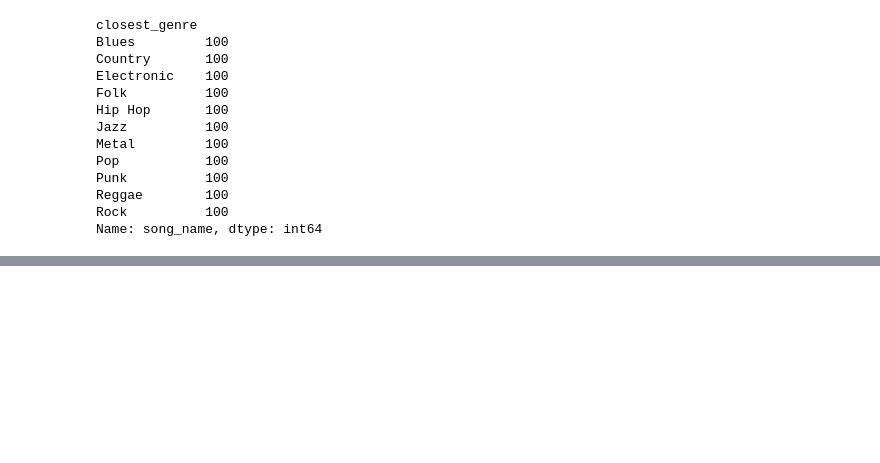
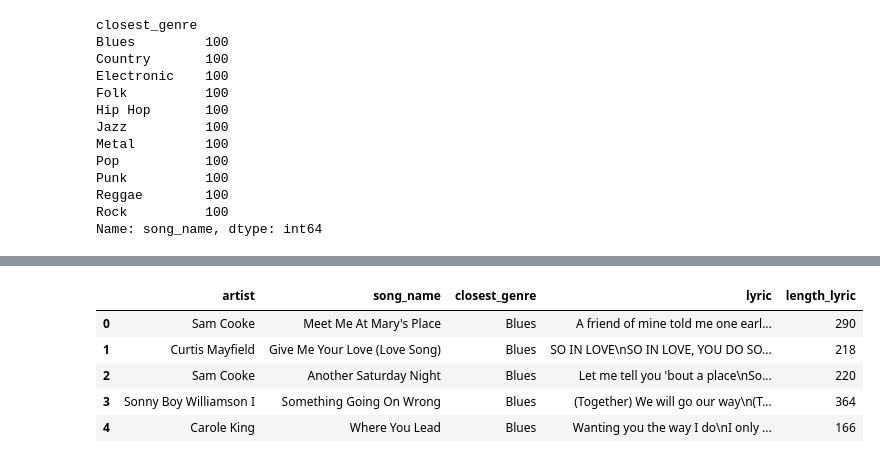
Before and after one commit to otakbeku/nlpstei, a Jupyter notebook: models/explore.ipynb, the cells around one changed output, grey strips where cells are left out. Saved outputs shown, nothing was run; the diff lists cells and outputs as text; code cells hidden in the pictures; blank space fills up the shorter version.

```diff
--- a/models/explore.ipynb
+++ b/models/explore.ipynb
@@ -154,0 +251,9 @@ df3_samples.to_csv('sample_100_15k.csv', index=False)
+# %%
+df3.head()
+# %% [output]
+|  | artist | song_name | closest_genre | lyric | length_lyric |
+| 0 | Sam Cooke | Meet Me At Mary's Place | Blues | A friend of mine told me one earl... | 290 |
+| 1 | Curtis Mayfield | Give Me Your Love (Love Song) | Blues | SO IN LOVE\nSO IN LOVE, YOU DO SO... | 218 |
+| 2 | Sam Cooke | Another Saturday Night | Blues | Let me tell you 'bout a place\nSo... | 220 |
+| 3 | Sonny Boy Williamson I | Something Going On Wrong | Blues | (Together) We will go our way\n(T... | 364 |
+| 4 | Carole King | Where You Lead | Blues | Wanting you the way I do\nI only ... | 166 |
```
Also changed, not shown: parts of 26 cells of this notebook, 24 other files.
